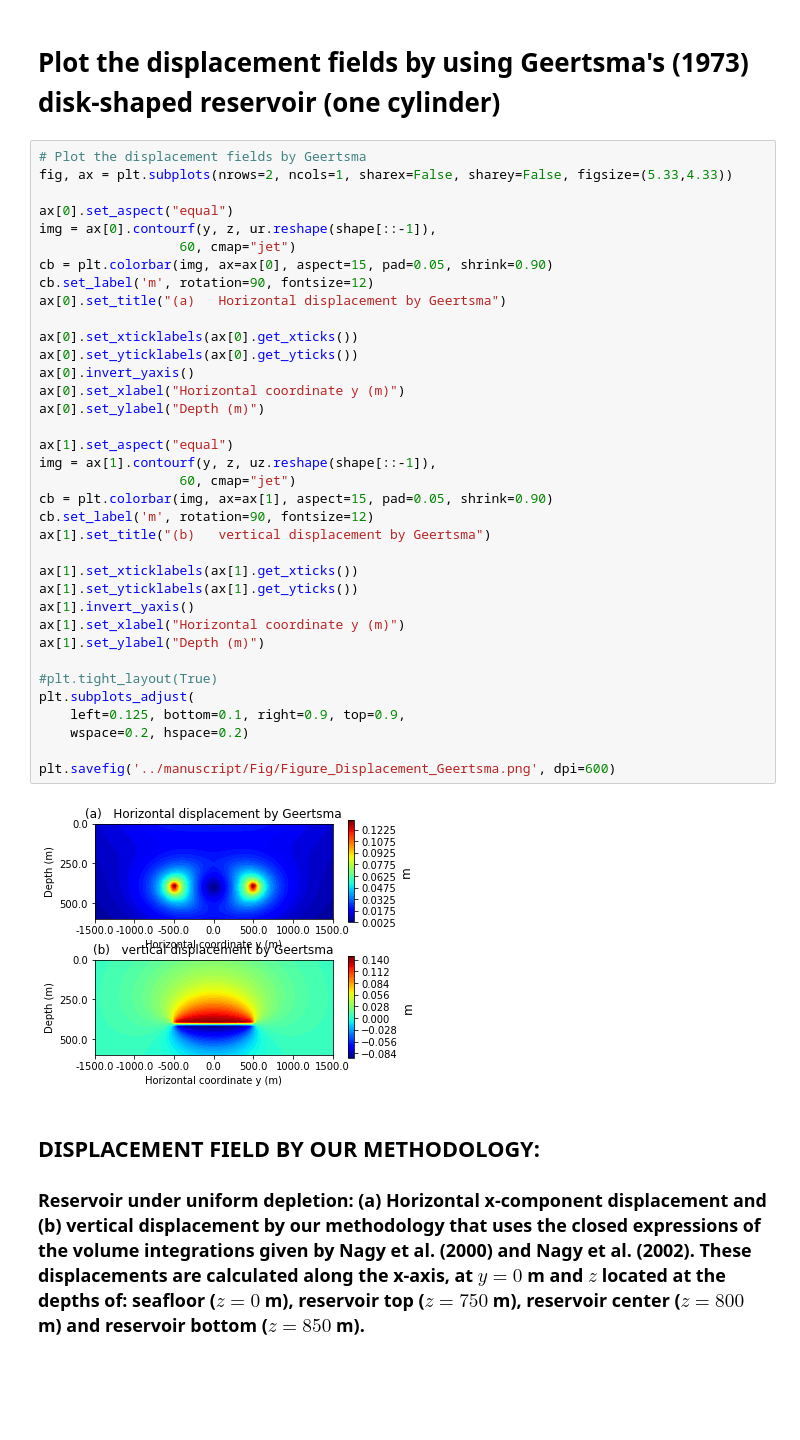
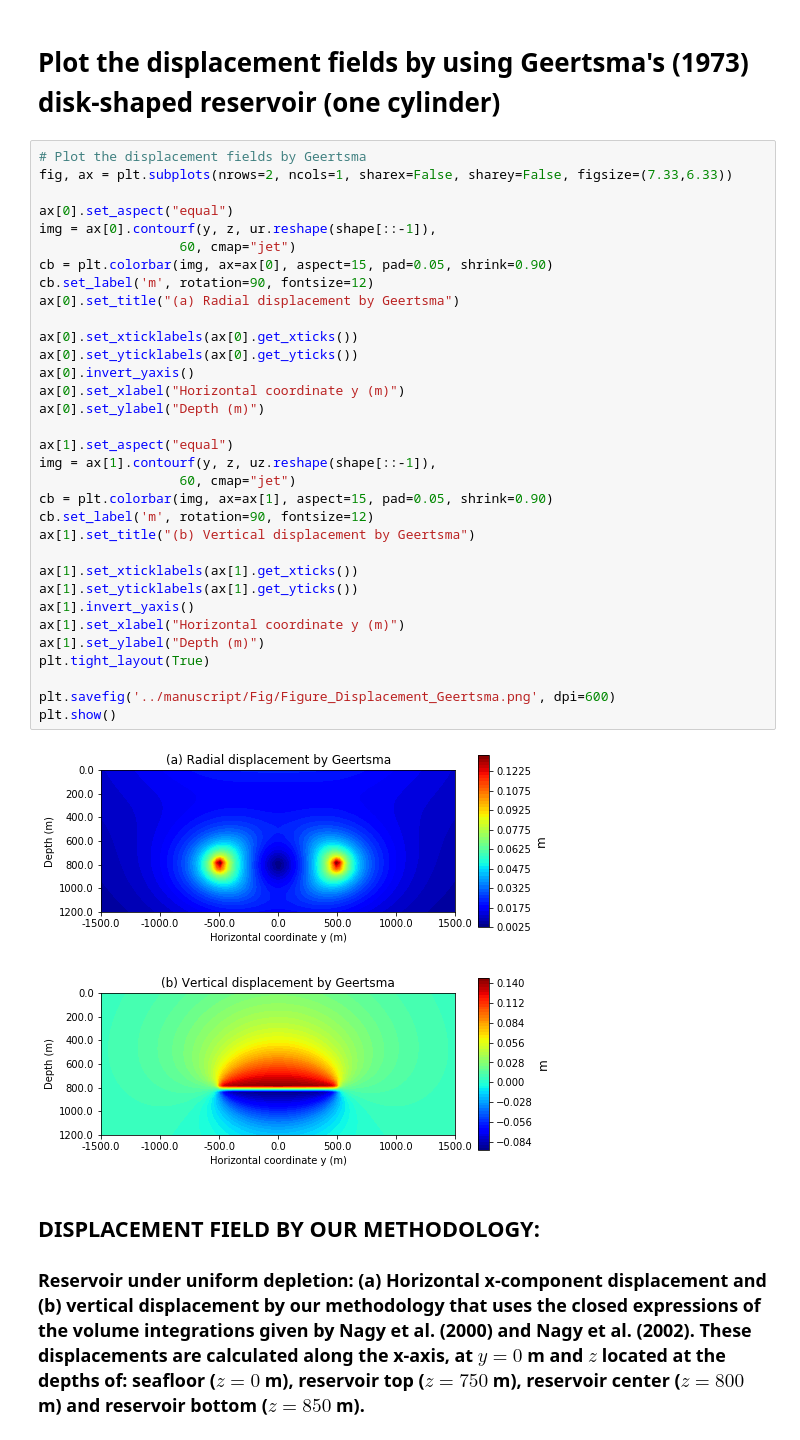
Before and after one commit to pinga-lab/DisReserv, a Jupyter notebook: code/Test_1.ipynb, the cells around one changed output. Saved outputs shown, nothing was run; the diff lists cells and outputs as text; blank space fills up the shorter version.

```diff
--- a/code/Test_1.ipynb
+++ b/code/Test_1.ipynb
@@ -164,42 +148,39 @@ plt.show()
 # Plot the displacement fields by using Geertsma's (1973) disk-shaped reservoir (one cylinder)
 # %%
 # Plot the displacement fields by Geertsma
-fig, ax = plt.subplots(nrows=2, ncols=1, sharex=False, sharey=False, figsize=(5.33,4.33))
+fig, ax = plt.subplots(nrows=2, ncols=1, sharex=False, sharey=False, figsize=(7.33,6.33))
 
 ax[0].set_aspect("equal")
 img = ax[0].contourf(y, z, ur.reshape(shape[::-1]),
                   60, cmap="jet")
 cb = plt.colorbar(img, ax=ax[0], aspect=15, pad=0.05, shrink=0.90)
 cb.set_label('m', rotation=90, fontsize=12)
-ax[0].set_title("(a)   Horizontal displacement by Geertsma")
+ax[0].set_title("(a) Radial displacement by Geertsma")
 
 ax[0].set_xticklabels(ax[0].get_xticks())
 ax[0].set_yticklabels(ax[0].get_yticks())
 ax[0].invert_yaxis()
 ax[0].set_xlabel("Horizontal coordinate y (m)")
 ax[0].set_ylabel("Depth (m)")
 
 ax[1].set_aspect("equal")
 img = ax[1].contourf(y, z, uz.reshape(shape[::-1]),
                   60, cmap="jet")
 cb = plt.colorbar(img, ax=ax[1], aspect=15, pad=0.05, shrink=0.90)
 cb.set_label('m', rotation=90, fontsize=12)
-ax[1].set_title("(b)   vertical displacement by Geertsma")
+ax[1].set_title("(b) Vertical displacement by Geertsma")
 
 ax[1].set_xticklabels(ax[1].get_xticks())
 ax[1].set_yticklabels(ax[1].get_yticks())
 ax[1].invert_yaxis()
 ax[1].set_xlabel("Horizontal coordinate y (m)")
 ax[1].set_ylabel("Depth (m)")
-
-#plt.tight_layout(True)
-plt.subplots_adjust(
-    left=0.125, bottom=0.1, right=0.9, top=0.9,
-    wspace=0.2, hspace=0.2)
+plt.tight_layout(True)
 
 plt.savefig('../manuscript/Fig/Figure_Displacement_Geertsma.png', dpi=600)
+plt.show()
 # %% [output]
-[figure, old version]
+[figure, new version]
 # %% [markdown]
 ## DISPLACEMENT FIELD BY OUR METHODOLOGY:
 ### Reservoir under uniform depletion: (a) Horizontal x-component displacement and (b) vertical displacement by our methodology that uses the closed expressions of the volume integrations given by Nagy et al. (2000) and Nagy et al. (2002). These displacements are calculated along the x-axis, at $y = 0$ m and $z$ located at the depths of:  seafloor ($z = 0$ m), reservoir top ($z = 750$ m), reservoir center ($z = 800$ m) and reservoir bottom ($z = 850$ m).
```
Also changed, not shown: parts of 2 cells of this notebook, 2 other files.
